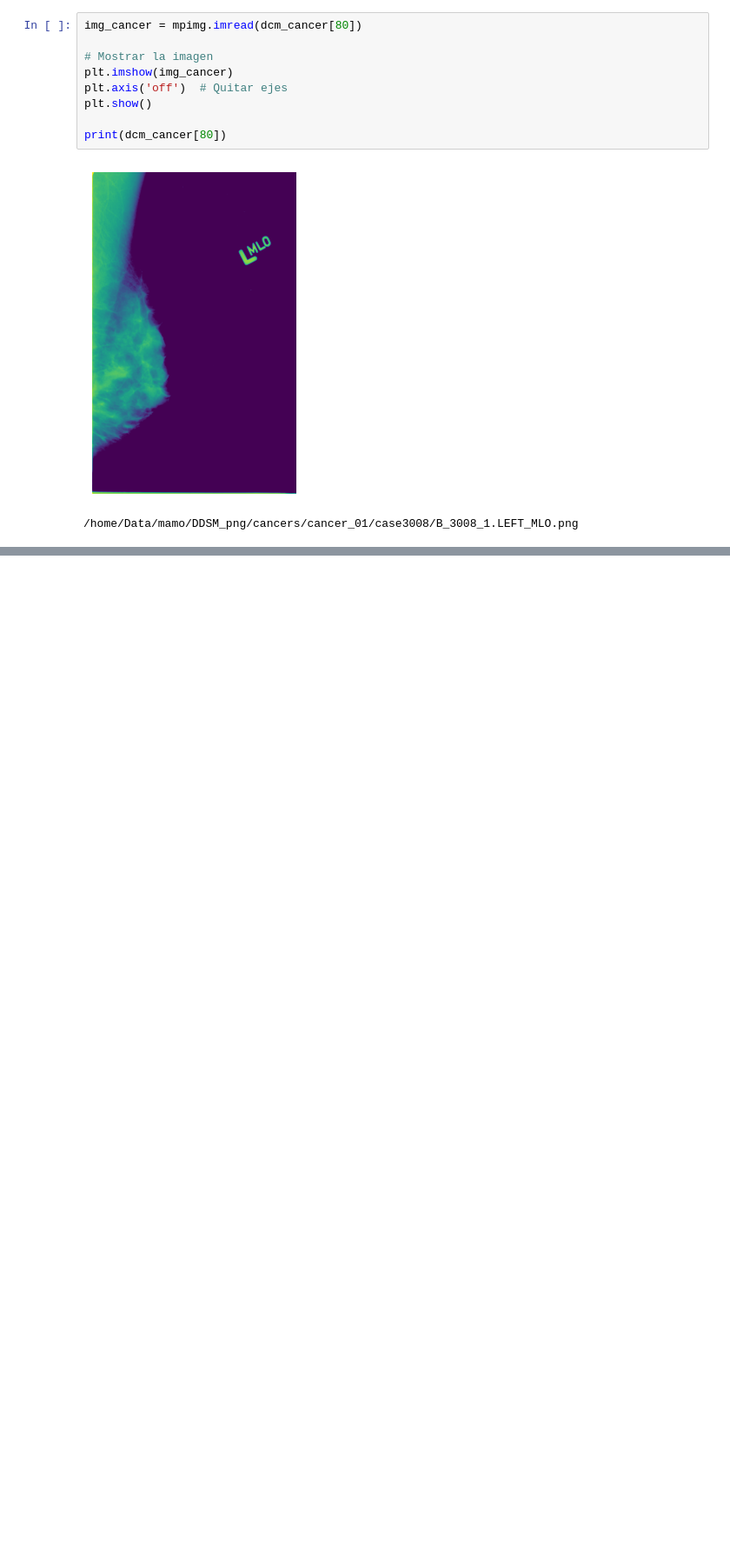
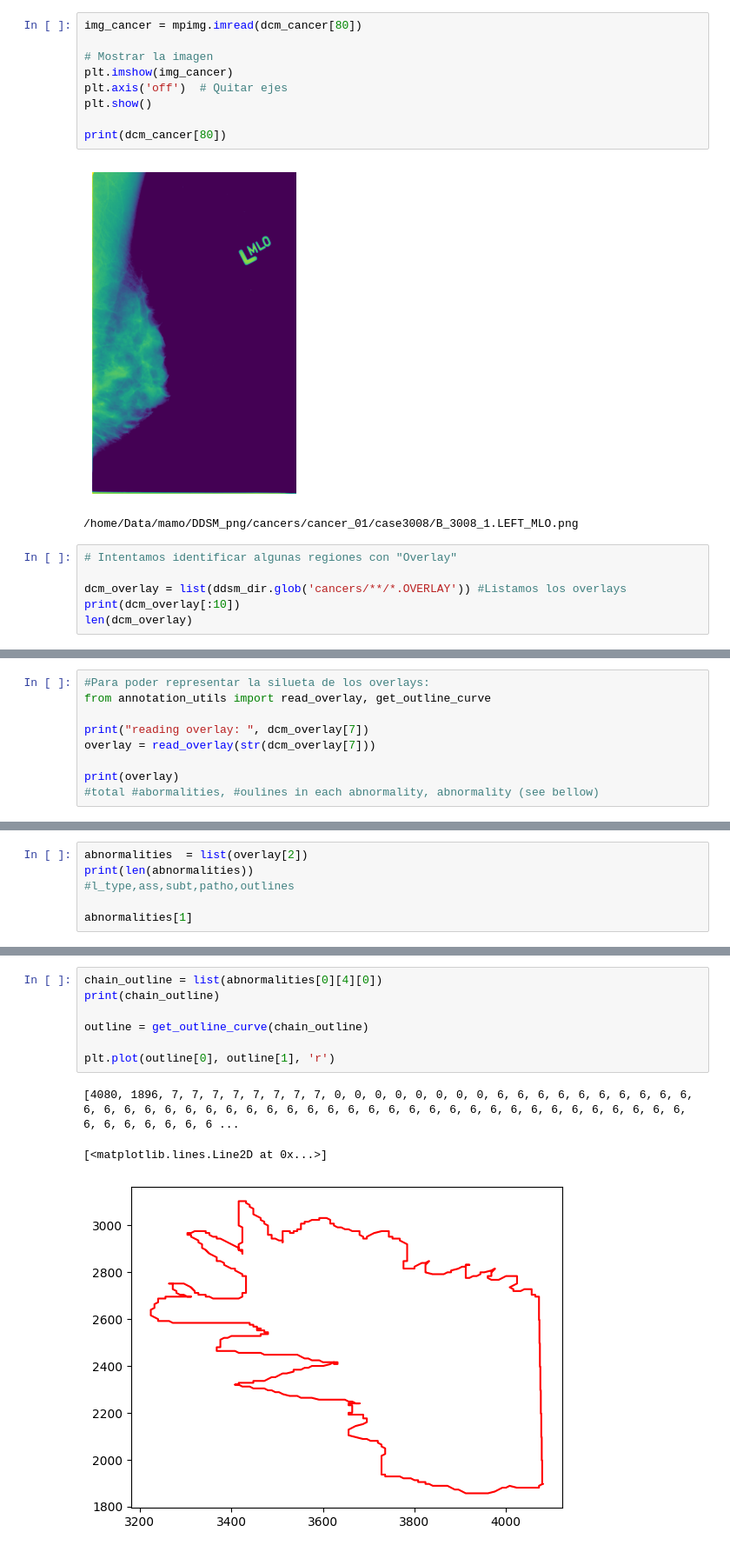
Before and after one commit to alalbiol/Mammography, a Jupyter notebook: Yolo8Mamo/pruebas_lucia/dataset_pruebas_ddsm.ipynb, the cells around one changed output, grey strips where cells are left out. Shown: that part at 87% size. Cells and saved outputs as stored; diff of their text form; blank space fills up the shorter version.

```diff
--- a/Yolo8Mamo/pruebas_lucia/dataset_pruebas_ddsm.ipynb
+++ b/Yolo8Mamo/pruebas_lucia/dataset_pruebas_ddsm.ipynb
@@ -57,3 +57,9 @@ print(dcm_cancer[80])
 # %% [output]
 [figure]
 /home/Data/mamo/DDSM_png/cancers/cancer_01/case3008/B_3008_1.LEFT_MLO.png
+# %%
+# Intentamos identificar algunas regiones con "Overlay"
+
+dcm_overlay = list(ddsm_dir.glob('cancers/**/*.OVERLAY')) #Listamos los overlays
+print(dcm_overlay[:10])
+len(dcm_overlay)
@@ -59,0 +69,9 @@ print(dcm_cancer[80])
+# %%
+#Para poder representar la silueta de los overlays:
+from annotation_utils import read_overlay, get_outline_curve
+
+print("reading overlay: ", dcm_overlay[7])
+overlay = read_overlay(str(dcm_overlay[7]))
+
+print(overlay)
+#total #abormalities, #oulines in each abnormality, abnormality (see bellow)
@@ -59,0 +81,6 @@ print(dcm_cancer[80])
+# %%
+abnormalities  = list(overlay[2])
+print(len(abnormalities))
+#l_type,ass,subt,patho,outlines
+
+abnormalities[1]
@@ -59,0 +106,11 @@ print(dcm_cancer[80])
+# %%
+chain_outline = list(abnormalities[0][4][0])
+print(chain_outline)
+
+outline = get_outline_curve(chain_outline)
+
+plt.plot(outline[0], outline[1], 'r')
+# %% [output]
+[4080, 1896, 7, 7, 7, 7, 7, 7, 7, 7, 0, 0, 0, 0, 0, 0, 0, 0, 6, 6, 6, 6, 6, 6, 6, 6, 6, 6, 6, 6, 6, 6, 6, 6, 6, 6, 6, 6, 6, 6, 6, 6, 6, 6, 6, 6, 6, 6, 6, 6, 6, 6, 6, 6, 6, 6, 6, 6, 6, 6, 6, 6, 6, 6, 6 ...
+[<matplotlib.lines.Line2D at 0x...>]
+[figure, added]
```
Also changed, not shown: parts of 12 cells of this notebook, 3 other files.
